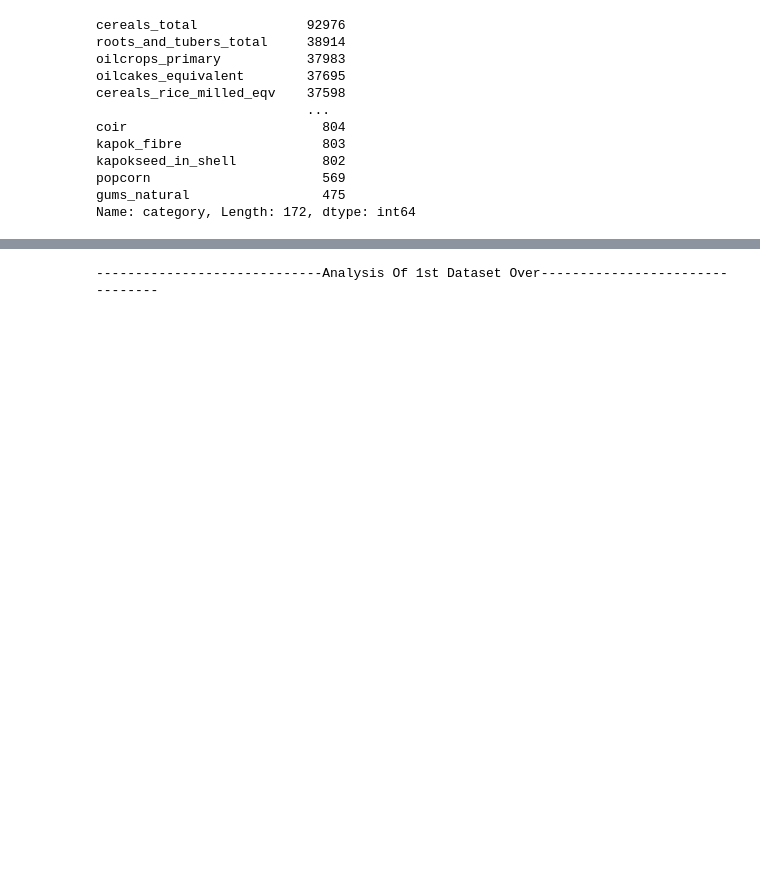
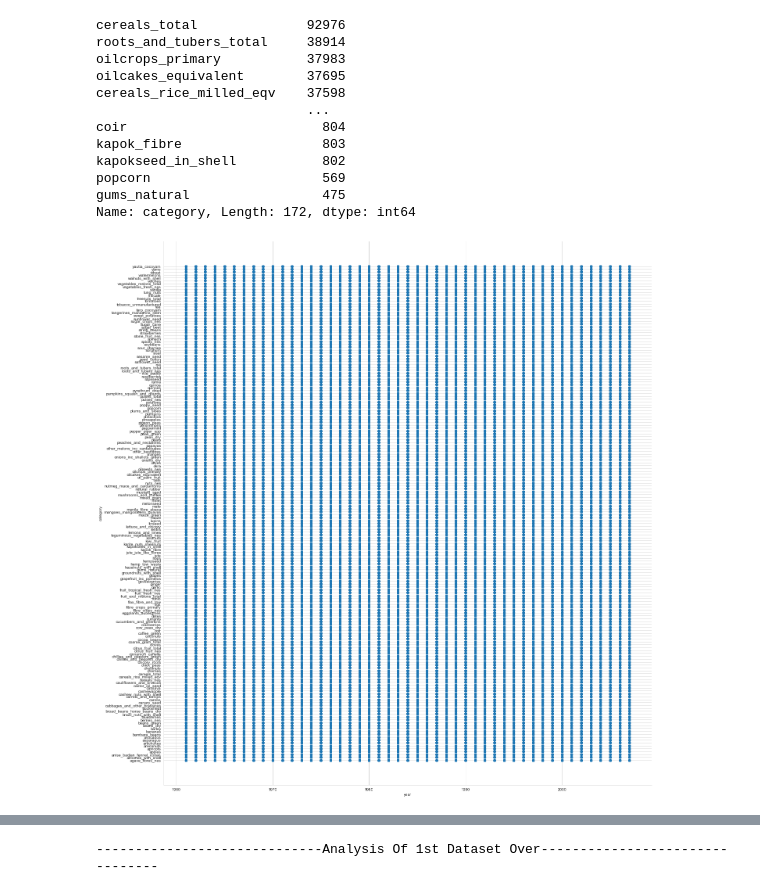
Before and after one commit to tirthanprajapati/Farm-Friend-Predection-Model-Project-Exibition, a Jupyter notebook: Project Exibition - 2022/Untitled.ipynb, the cells around one changed output, grey strips where cells are left out. Cells and saved outputs as stored; diff of their text form; code cells hidden in the pictures; blank space fills up the shorter version.

```diff
--- a/Project Exibition - 2022/Untitled.ipynb
+++ b/Project Exibition - 2022/Untitled.ipynb
@@ -39,6 +39,15 @@ kapokseed_in_shell           802
 popcorn                      569
 gums_natural                 475
 Name: category, Length: 172, dtype: int64
+# %%
+plt.close();
+sns.set_style("whitegrid");
+sns.FacetGrid(agri1 ,height=20) \
+    .map(plt.scatter,'year','category') \
+    .add_legend();
+plt.show();
+# %% [output]
+[figure, added]
 # %%
 agri1.plot(kind = 'scatter' , x='year',y='value')
 plt.show()
```
Also changed, not shown: parts of 18 cells of this notebook.
